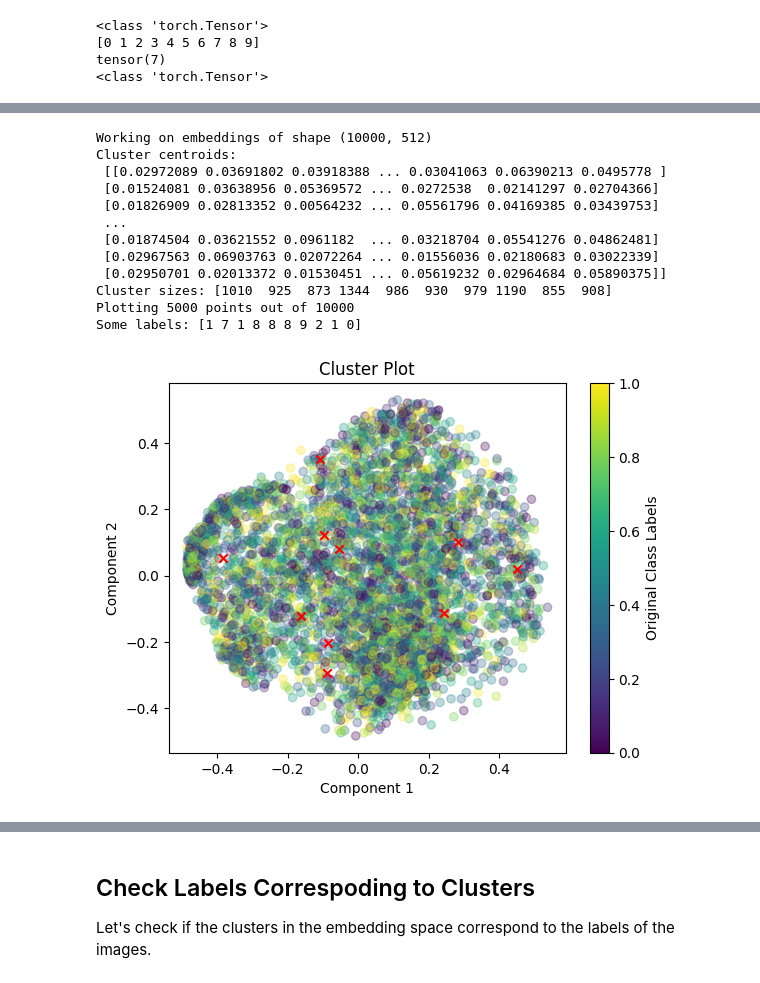
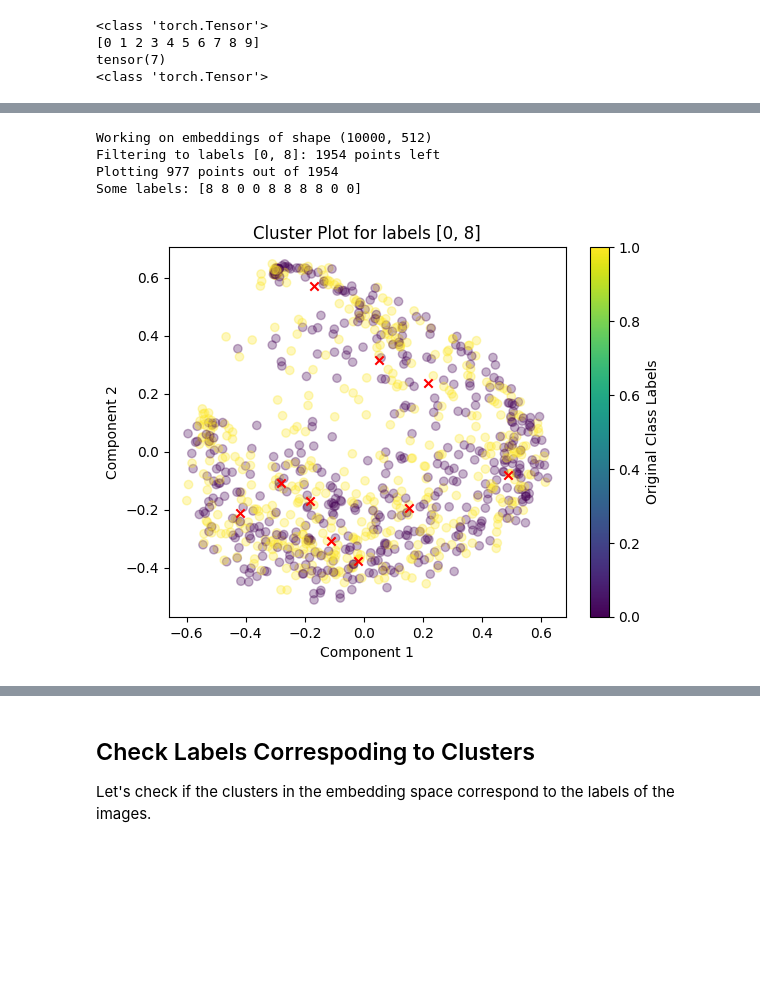
Before and after one commit to MKaczkow/ml_concepts, a Jupyter notebook: ideas/ssl/simcrl_mnist.ipynb, the cells around one changed output, grey strips where cells are left out. Cells and saved outputs as stored; diff of their text form; code cells hidden in the pictures; blank space fills up the shorter version.

Commit message:
added example from sklearn docs; working on better clustering - it appears the closest neighbours are OK, but then everything deteriorates

```diff
--- a/ideas/ssl/simcrl_mnist.ipynb
+++ b/ideas/ssl/simcrl_mnist.ipynb
@@ -607,25 +625,33 @@ Predicted label: [5 3 1 4 7]
 Let's look at the trained embedding, perform PCA and visualize clusters in 2D space.
 # %%
 def plot_clusters(
-    embeddings: np.ndarray = None,
-    original_labels: np.ndarray = None,
+    embeddings: Union[np.ndarray, None] = None,
+    original_labels: Union[np.ndarray, None] = None,
     n_clusters: int = 10,
     proportion_of_points_to_plot: float = 0.001,
     alpha: float = 0.1,
-    plot_centroids: bool = False
+    plot_centroids: bool = False,
+    specific_labels: Union[list, None] = None
 ) -> None:
     """Plots multiple rows of random images with their cluster centroids"""
 
     print(f"Working on embeddings of shape {embeddings.shape}")
 
-    # TODO: first cluster, then reduce to 2D
-
     kmeans = KMeans(n_clusters=n_clusters)
     labels = kmeans.fit_predict(embeddings)
     centroids = kmeans.cluster_centers_
 
-    print(f"Cluster centroids:\n {centroids}")
-    print(f"Cluster sizes: {np.bincount(labels)}")
+    # Filter points by specific_labels if provided
+    if specific_labels is not None:
+        mask = np.isin(original_labels, specific_labels)
+        embeddings = embeddings[mask]
+        original_labels = original_labels[mask]
+        labels = labels[mask]
+        print(f"Filtering to labels {specific_labels}: {embeddings.shape[0]} points left")
+
+    # TODO: first cluster, then reduce to 2D
+    # print(f"Cluster centroids:\n {centroids}")
+    # print(f"Cluster sizes: {np.bincount(labels)}")
 
     # Sample proportion_of_points_to_plot of the data to plot for readability
     sampled_indices = np.random.choice(
@@ -636,13 +662,14 @@ def plot_clusters(
 
     sampled_embeddings = embeddings[sampled_indices]
     sampled_labels = original_labels[sampled_indices]
+    sampled_cluster_labels = labels[sampled_indices]
 
     print(f"Plotting {len(sampled_embeddings)} points out of {len(embeddings)}")
     print(f"Some labels: {sampled_labels[:10]}")
 
     pca = PCA(n_components=2)
     to_plot_embeddings = pca.fit_transform(sampled_embeddings)
-    to_plot_centroids = pca.fit_transform(centroids)
+    to_plot_centroids = pca.transform(centroids)
 
     plt.scatter(
         to_plot_embeddings[:, 0],
@@ -651,14 +678,18 @@ def plot_clusters(
         alpha=alpha,
         cmap="viridis",
     )
+
     # FIXME: plots suggest that the data is not clustered well
-    if plot_centroids:
-        plt.scatter(to_plot_centroids[:, 0], to_plot_centroids[:, 1], c='red', marker='x')
-        # plt.scatter(centroids[:, 0], centroids[:, 1], c='red', marker='x')
+    if plot_centroids and specific_labels is not None:
+        # Only plot centroids of clusters that have points with the specified labels
+        unique_cluster_labels = np.unique(sampled_cluster_labels)
+        for cluster_label in unique_cluster_labels:
+            plt.scatter(to_plot_centroids[cluster_label, 0], to_plot_centroids[cluster_label, 1], c='red', marker='x')
+
     plt.colorbar(label="Original Class Labels")
     plt.xlabel("Component 1")
     plt.ylabel("Component 2")
-    plt.title("Cluster Plot")
+    plt.title(f"Cluster Plot {'for labels ' + str(specific_labels) if specific_labels is not None else ''}")
     plt.show()
 # %%
 # MNIST 'labels' created by simclr
@@ -709,22 +748,15 @@ Some labels: [2 4 7 1 5 8 3 9 1 0]
 # %%
 plot_clusters(
     embeddings,
     np.array(test_dataset.targets),
     proportion_of_points_to_plot=0.5,
     alpha=0.3,
-    plot_centroids=True
+    plot_centroids=True,
+    specific_labels=[0, 8]
 )
 # %% [output]
 Working on embeddings of shape (10000, 512)
-Cluster centroids:
- [[0.02972089 0.03691802 0.03918388 ... 0.03041063 0.06390213 0.0495778 ]
- [0.01524081 0.03638956 0.05369572 ... 0.0272538  0.02141297 0.02704366]
- [0.01826909 0.02813352 0.00564232 ... 0.05561796 0.04169385 0.03439753]
- ...
- [0.01874504 0.03621552 0.0961182  ... 0.03218704 0.05541276 0.04862481]
- [0.02967563 0.06903763 0.02072264 ... 0.01556036 0.02180683 0.03022339]
- [0.02950701 0.02013372 0.01530451 ... 0.05619232 0.02964684 0.05890375]]
-Cluster sizes: [1010  925  873 1344  986  930  979 1190  855  908]
-Plotting 5000 points out of 10000
-Some labels: [1 7 1 8 8 8 9 2 1 0]
+Filtering to labels [0, 8]: 1954 points left
+Plotting 977 points out of 1954
+Some labels: [8 8 0 0 8 8 8 8 0 0]
-[figure, old version]
+[figure, new version]
```
Also changed, not shown: parts of 33 cells of this notebook, 2 other files.
